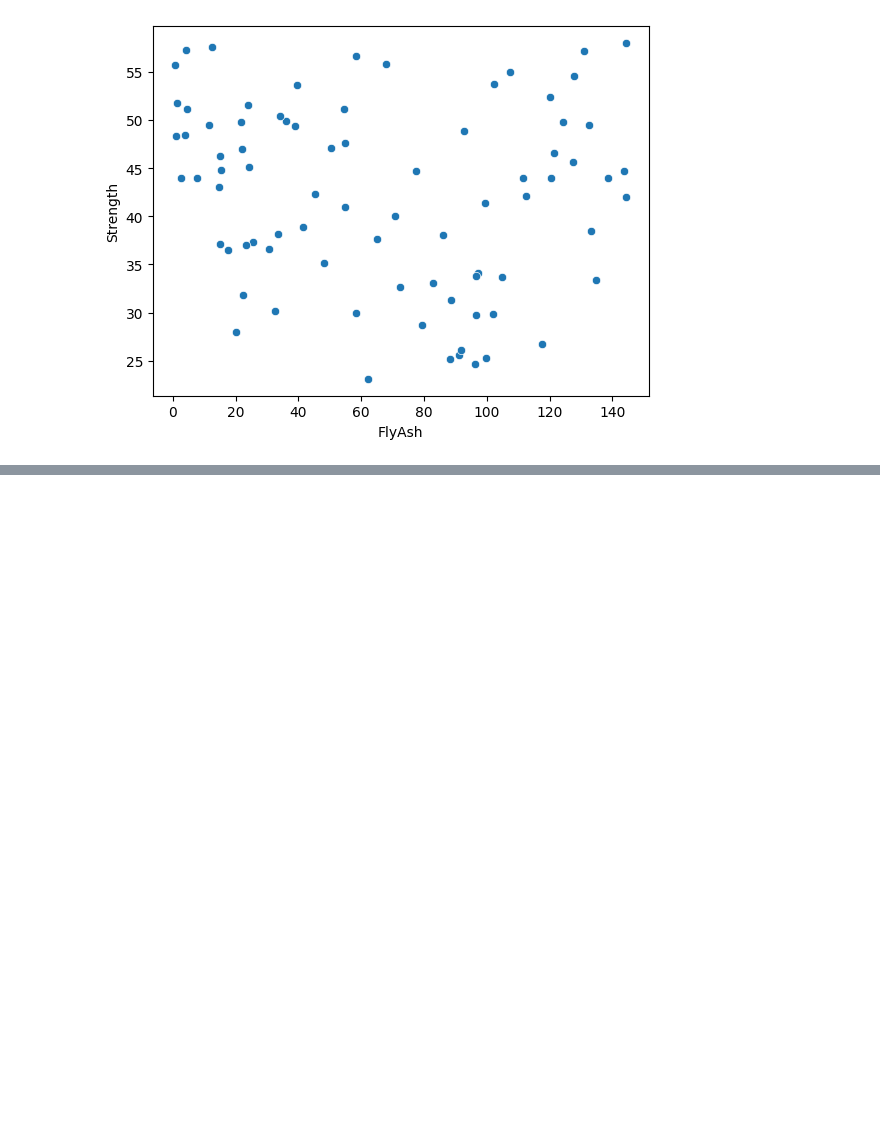
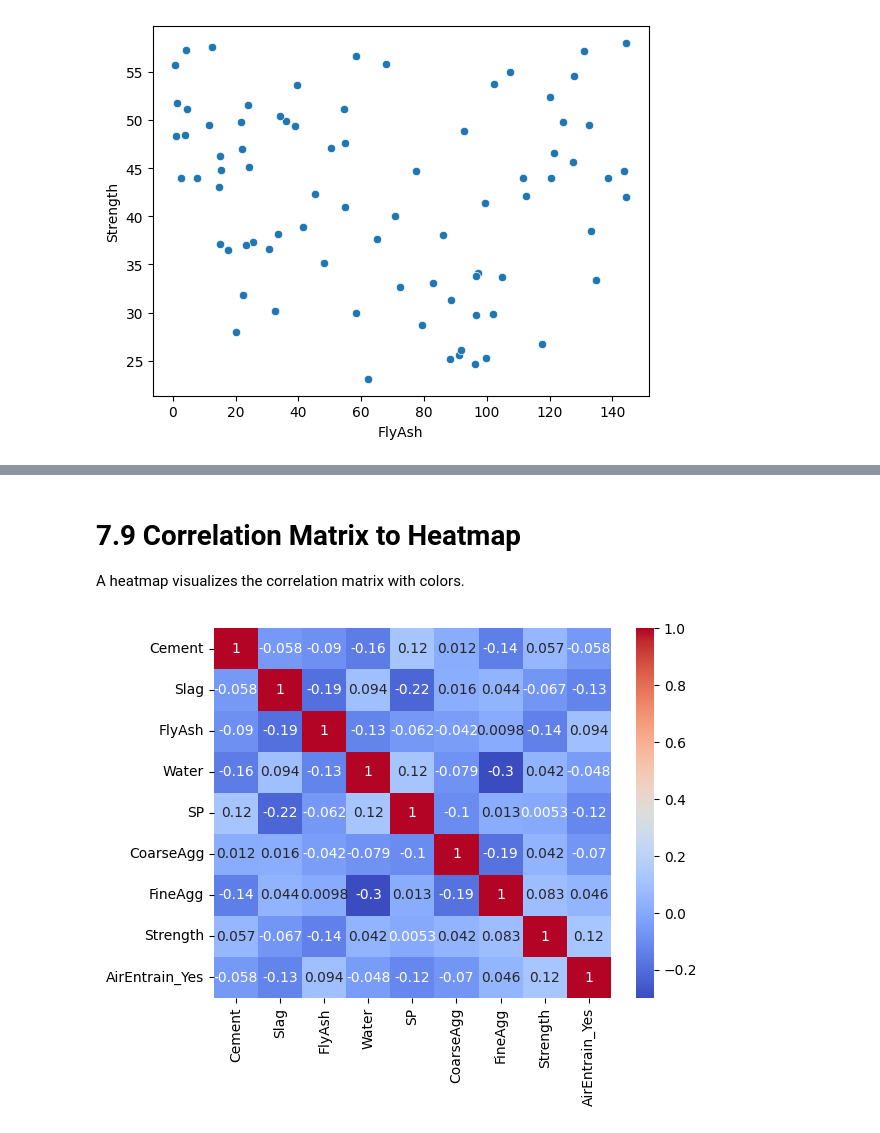
Before and after one commit to Aishaamalik/Data-Analysis-Intern, a Jupyter notebook: week_0.ipynb, the cells around one changed output, grey strips where cells are left out. Cells and saved outputs as stored; diff of their text form; code cells hidden in the pictures; blank space fills up the shorter version.

```diff
--- a/week_0.ipynb
+++ b/week_0.ipynb
@@ -1451,0 +1500,11 @@ sns.scatterplot(x="FlyAsh", y="Strength", data=con);
+# %%
+# Convert categorical columns to numeric using one-hot encoding
+con_encoded = pd.get_dummies(con, drop_first=True)
+
+# Now compute correlation matrix
+cormat = con_encoded.corr()
+
+# Round to 2 decimal places
+cormat_rounded = cormat.round(2)
+
+print(cormat_rounded)
@@ -1451,0 +1529,8 @@ sns.scatterplot(x="FlyAsh", y="Strength", data=con);
+# %% [markdown]
+# 7.9 Correlation Matrix to Heatmap
+A heatmap visualizes the correlation matrix with colors.
+# %%
+# Visualize the correlation matrix
+sns.heatmap(cormat, annot=True, cmap="coolwarm");
+# %% [output]
+[figure, added]
```
Also changed, not shown: parts of 11 cells of this notebook.
